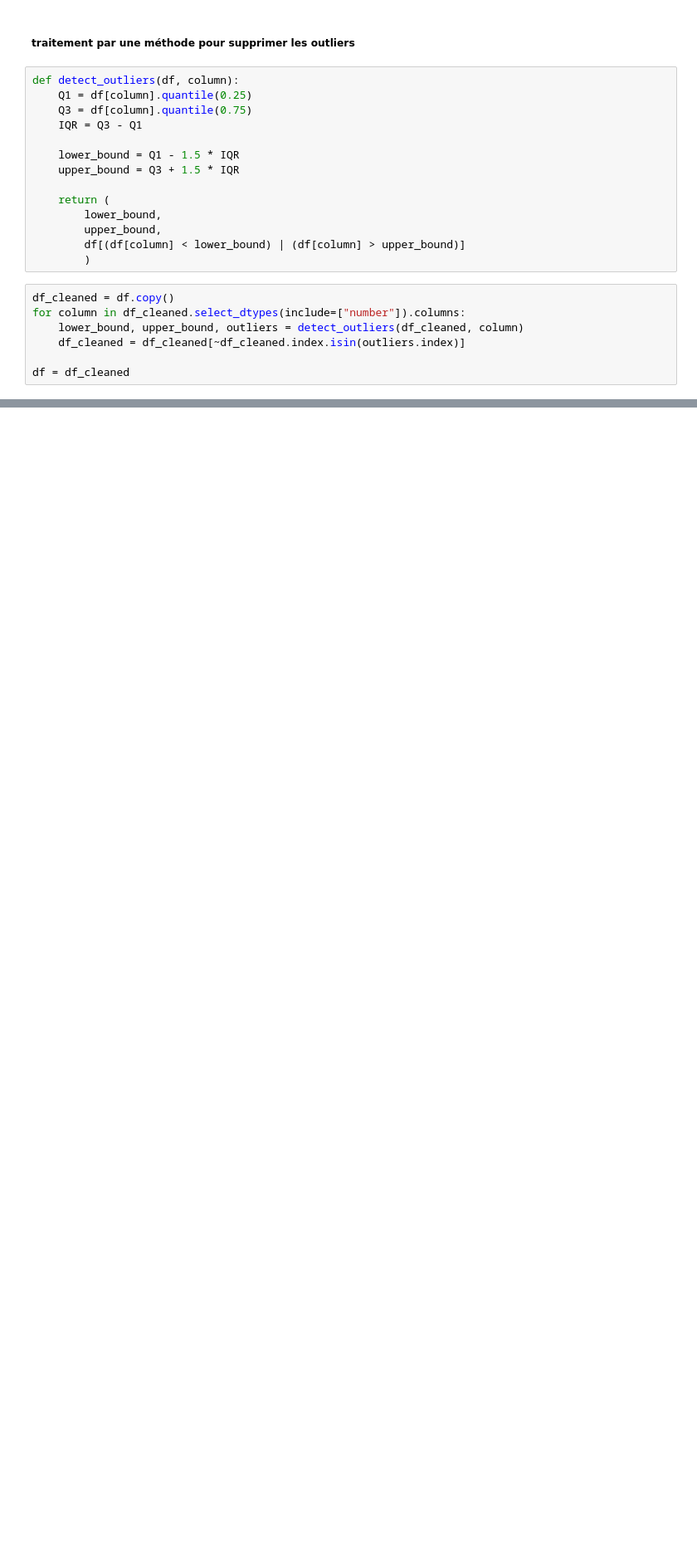
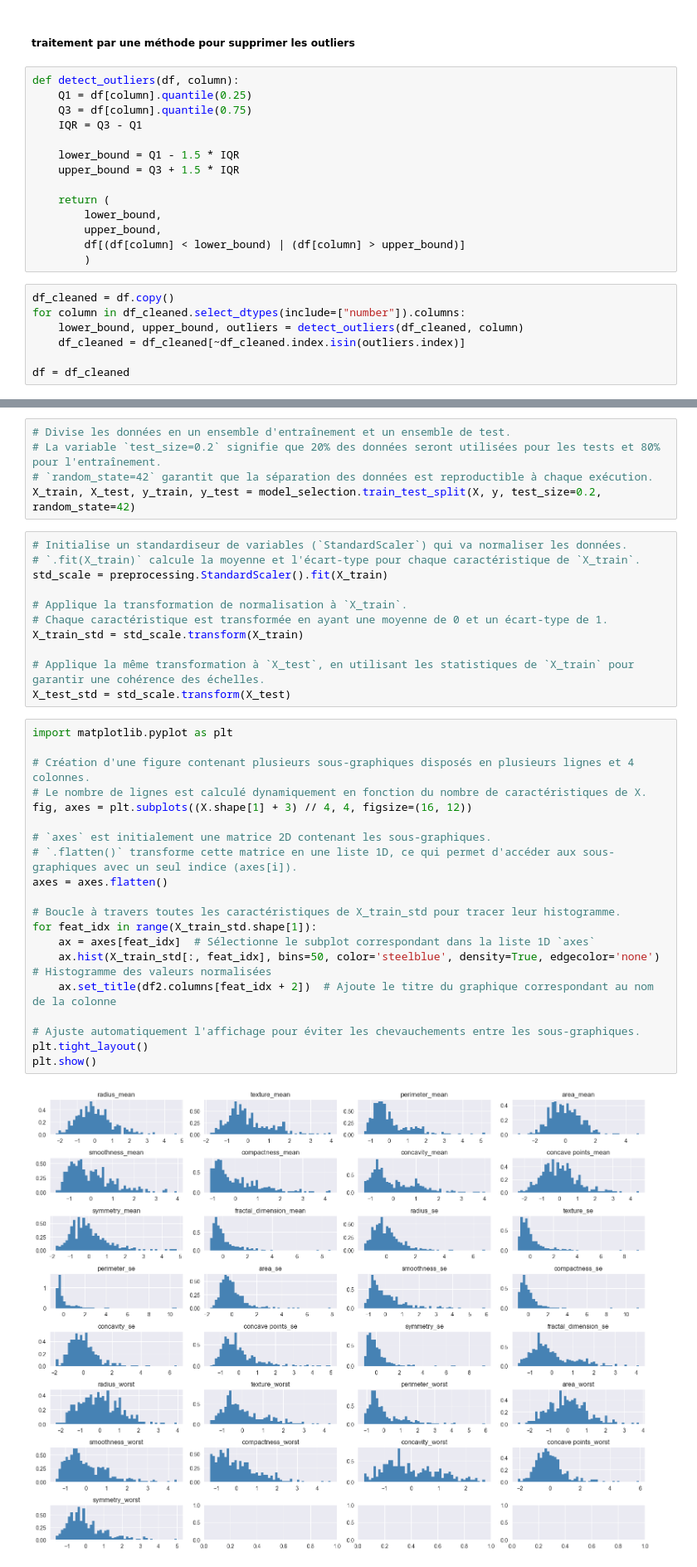
Before and after one commit to elvis-messiaen/regression_cancer_wisconsin, a Jupyter notebook: breast_cancer_wisconsin.ipynb, the cells around one changed output, grey strips where cells are left out. Shown at 83% size. Saved outputs shown, nothing was run; the diff lists cells and outputs as text; blank space fills up the shorter version.

```diff
--- a/breast_cancer_wisconsin.ipynb
+++ b/breast_cancer_wisconsin.ipynb
@@ -345,0 +323,38 @@ plt.show()
+# %%
+# Divise les données en un ensemble d'entraînement et un ensemble de test.
+# La variable `test_size=0.2` signifie que 20% des données seront utilisées pour les tests et 80% pour l'entraînement.
+# `random_state=42` garantit que la séparation des données est reproductible à chaque exécution.
+X_train, X_test, y_train, y_test = model_selection.train_test_split(X, y, test_size=0.2, random_state=42)
+# %%
+# Initialise un standardiseur de variables (`StandardScaler`) qui va normaliser les données.
+# `.fit(X_train)` calcule la moyenne et l'écart-type pour chaque caractéristique de `X_train`.
+std_scale = preprocessing.StandardScaler().fit(X_train)
+
+# Applique la transformation de normalisation à `X_train`.
+# Chaque caractéristique est transformée en ayant une moyenne de 0 et un écart-type de 1.
+X_train_std = std_scale.transform(X_train)
+
+# Applique la même transformation à `X_test`, en utilisant les statistiques de `X_train` pour garantir une cohérence des échelles.
+X_test_std = std_scale.transform(X_test)
+# %%
+import matplotlib.pyplot as plt
+
+# Création d'une figure contenant plusieurs sous-graphiques disposés en plusieurs lignes et 4 colonnes.
+# Le nombre de lignes est calculé dynamiquement en fonction du nombre de caractéristiques de X.
+fig, axes = plt.subplots((X.shape[1] + 3) // 4, 4, figsize=(16, 12))
+
+# `axes` est initialement une matrice 2D contenant les sous-graphiques.
+# `.flatten()` transforme cette matrice en une liste 1D, ce qui permet d'accéder aux sous-graphiques avec un seul indice (axes[i]).
+axes = axes.flatten()
+
+# Boucle à travers toutes les caractéristiques de X_train_std pour tracer leur histogramme.
+for feat_idx in range(X_train_std.shape[1]):
+    ax = axes[feat_idx]  # Sélectionne le subplot correspondant dans la liste 1D `axes`
+    ax.hist(X_train_std[:, feat_idx], bins=50, color='steelblue', density=True, edgecolor='none')  # Histogramme des valeurs normalisées
+    ax.set_title(df2.columns[feat_idx + 2])  # Ajoute le titre du graphique correspondant au nom de la colonne
+
+# Ajuste automatiquement l'affichage pour éviter les chevauchements entre les sous-graphiques.
+plt.tight_layout()
+plt.show()
+# %% [output]
+[figure, added]
```
Also changed, not shown: parts of 39 cells of this notebook, 2 other files.
